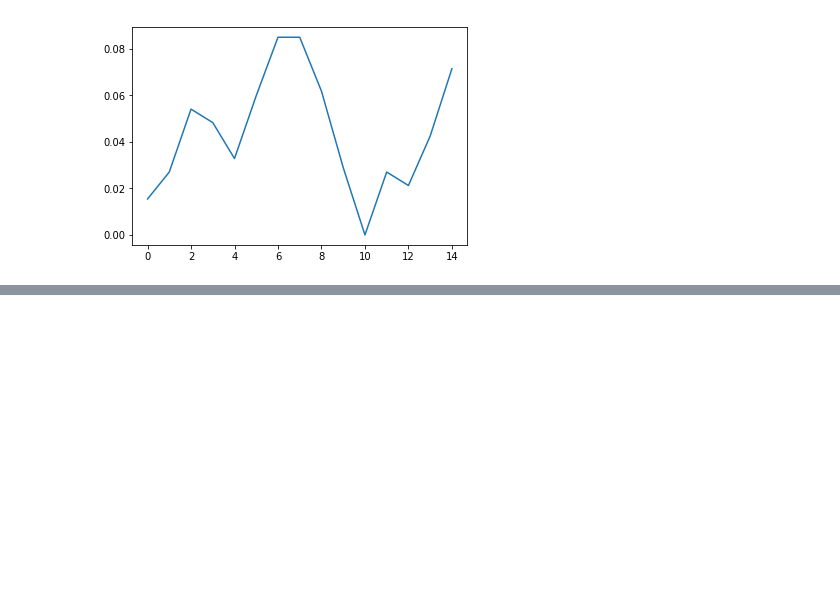
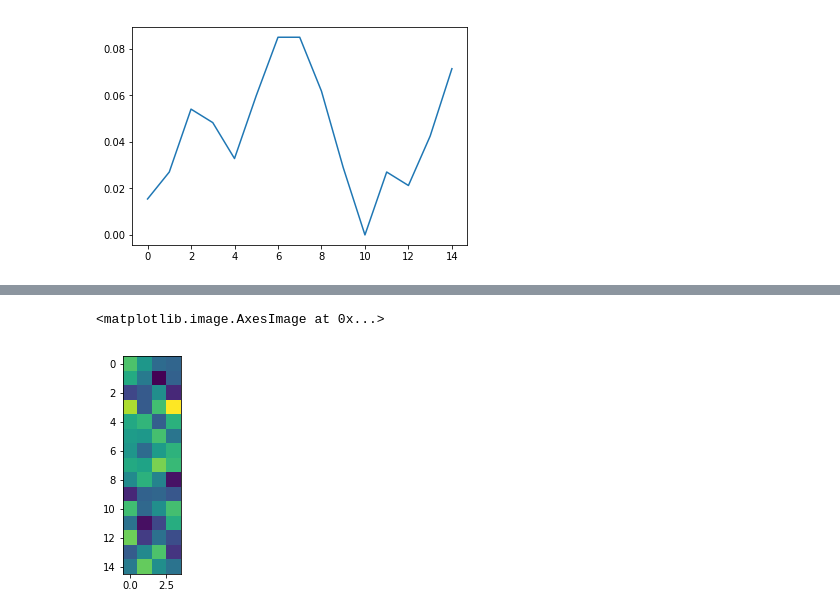
Before and after one commit to emcastro/NN-Jupyter, a Jupyter notebook: time-series-prediction-lstm-recurrent-neural-networks-python-keras-Dense.ipynb, the cells around one changed output, grey strips where cells are left out. Drawn from its saved outputs; the diff is of its cells as text; code cells hidden in the pictures; blank space fills up the shorter version.

```diff
--- a/time-series-prediction-lstm-recurrent-neural-networks-python-keras-Dense.ipynb
+++ b/time-series-prediction-lstm-recurrent-neural-networks-python-keras-Dense.ipynb
@@ -176,0 +182,5 @@ plt.plot(dataset[0:len(results2)])
+# %%
+plt.imshow(model.get_layer('alpha').get_weights()[0])
+# %% [output]
+<matplotlib.image.AxesImage at 0x...>
+[figure, added]
```
Also changed, not shown: parts of 14 cells of this notebook, 2 other files.
